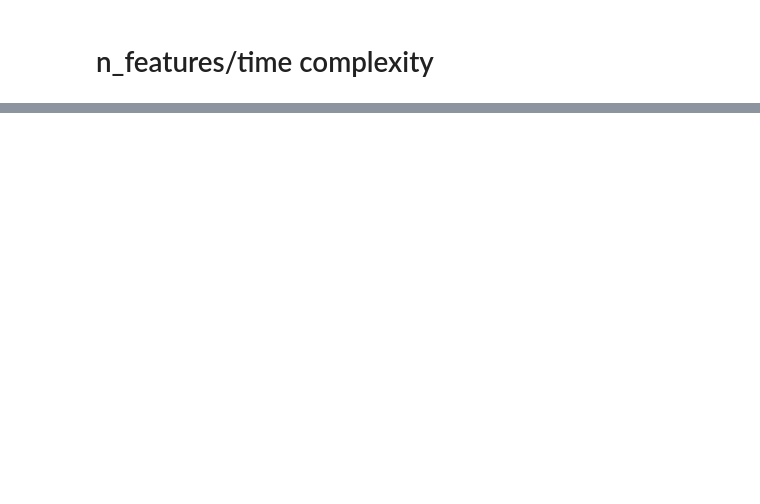
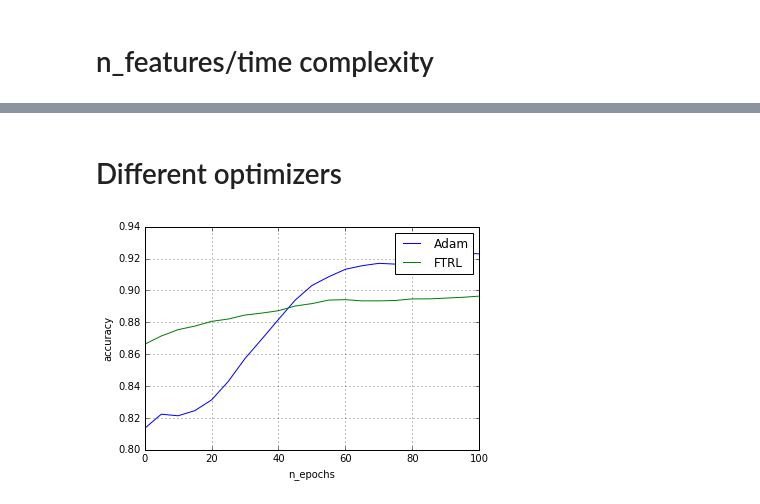
Before and after one commit to geffy/tffm, a Jupyter notebook: example.ipynb, the cells around one changed output, grey strips where cells are left out. Saved outputs shown, nothing was run; the diff lists cells and outputs as text; code cells hidden in the pictures; blank space fills up the shorter version.

```diff
--- a/example.ipynb
+++ b/example.ipynb
@@ -156,0 +187,33 @@ Populating the interactive namespace from numpy and matplotlib
+# %%
+model.save_state('./tmp/state.tf')
+model.load_state('./tmp/state.tf')
+# %% [markdown]
+# Different optimizers
+# %%
+for optim, title in [(tf.train.AdamOptimizer(learning_rate=0.001), 'Adam'),
+              (tf.train.FtrlOptimizer(0.05, l1_regularization_strength=0.001), 'FTRL')]:
+    acc = []
+    model = TFFMClassifier(
+        order=3,
+        rank=10,
+        optimizer=optim,
+        batch_size=-1,
+        init_std=0.001,
+        reg=0.001,
+        input_type='sparse',
+    )
+    n_epochs = 5
+    anchor_epochs = range(0, 100+1, n_epochs)
+    for _ in anchor_epochs:
+        # score result every 5 epochs
+        model.fit(X_tr_sparse, y_tr, n_epochs=n_epochs)
+        predictions = model.predict(X_te_sparse)
+        acc.append(accuracy_score(y_te, predictions))
+    plot(anchor_epochs, acc, label=title)
+    model.destroy()
+xlabel('n_epochs')
+ylabel('accuracy')
+legend()
+grid()
+# %% [output]
+[figure, added]
```
Also changed, not shown: parts of 9 cells of this notebook.
